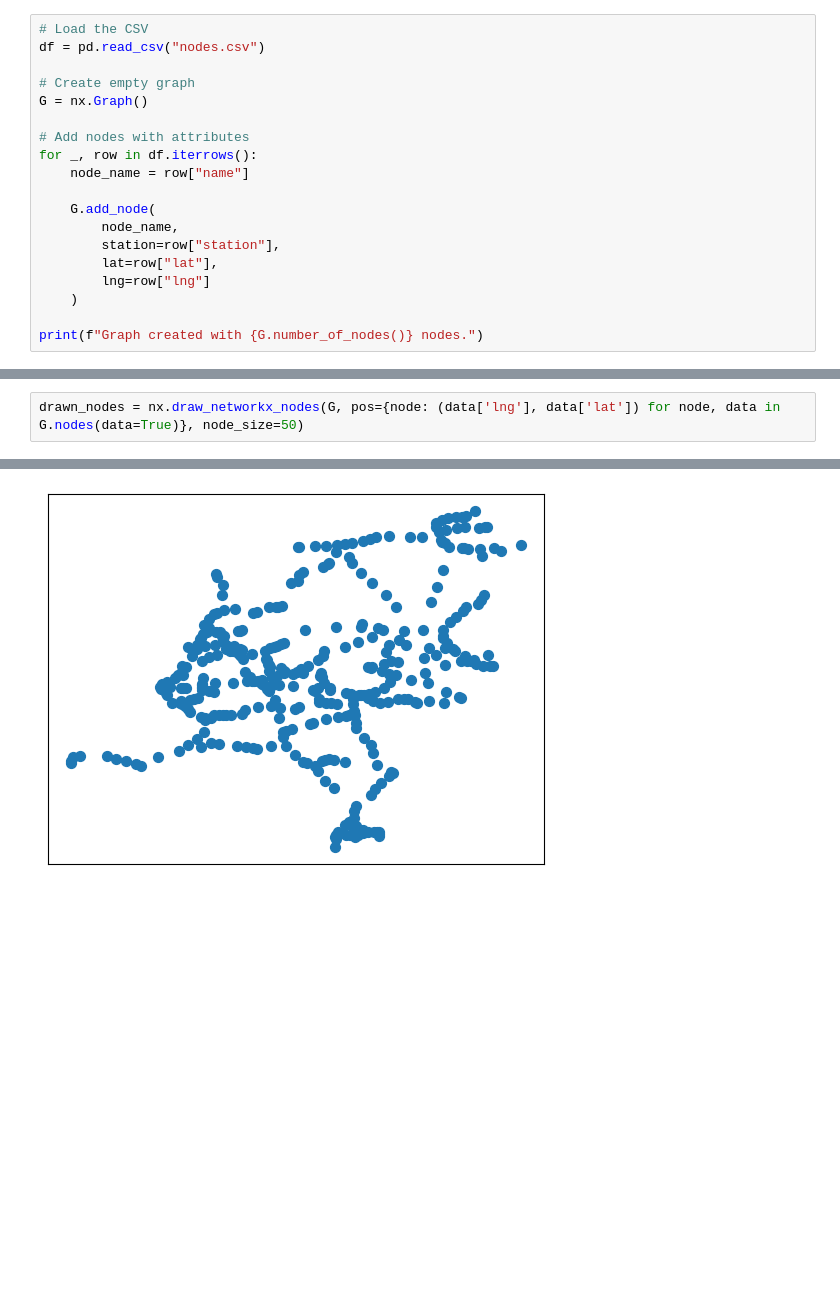
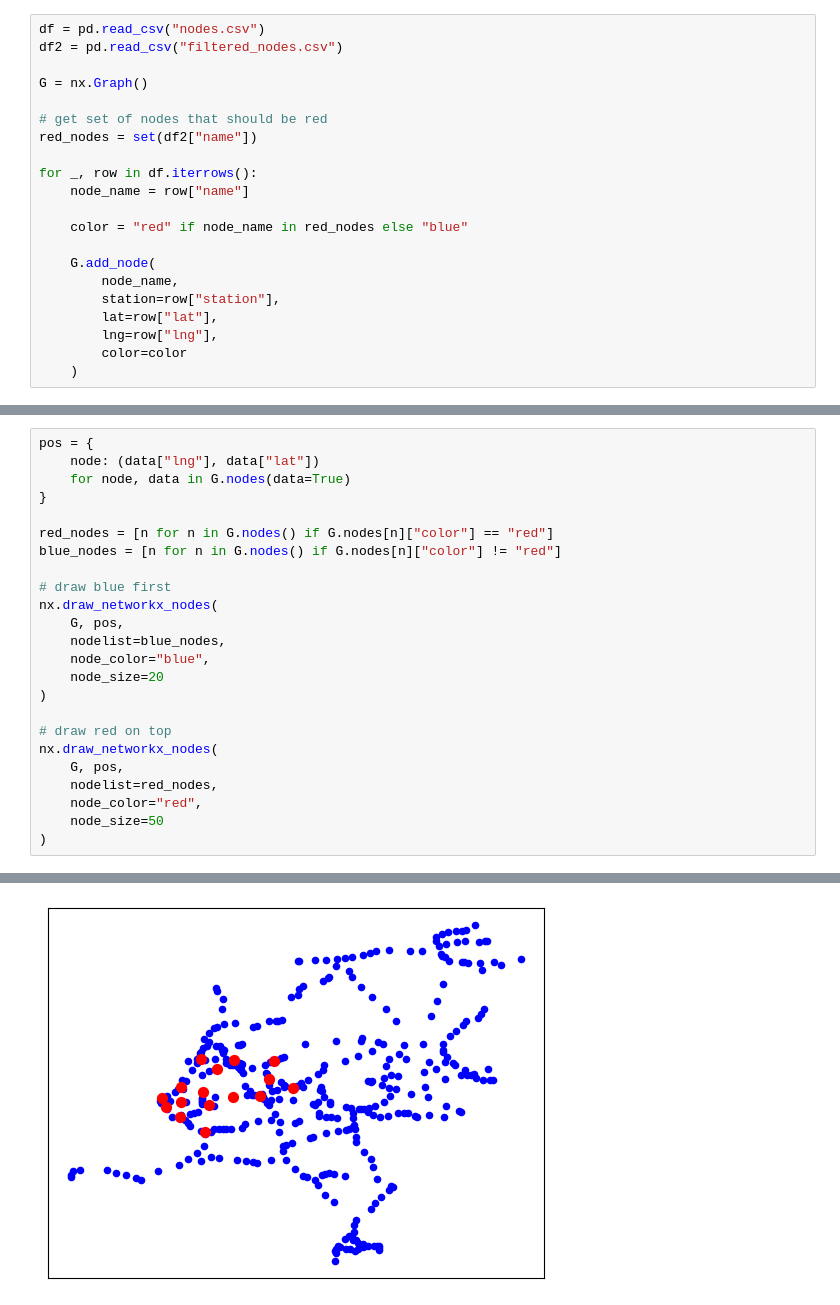
Before and after one commit to EVO5055/SEN124A-Project, a Jupyter notebook: Network.ipynb, the cells around one changed output, grey strips where cells are left out. Cells and saved outputs as stored; diff of their text form; blank space fills up the shorter version.

Commit message:
train network almost done

```diff
--- a/Network.ipynb
+++ b/Network.ipynb
@@ -4,19 +5,21 @@ import pandas as pd
 # %%
-# Load the CSV
 df = pd.read_csv("nodes.csv")
+df2 = pd.read_csv("filtered_nodes.csv")
 
-# Create empty graph
 G = nx.Graph()
 
-# Add nodes with attributes
+# get set of nodes that should be red
+red_nodes = set(df2["name"])
+
 for _, row in df.iterrows():
     node_name = row["name"]
+
+    color = "red" if node_name in red_nodes else "blue"
 
     G.add_node(
         node_name,
         station=row["station"],
         lat=row["lat"],
-        lng=row["lng"]
+        lng=row["lng"],
+        color=color
     )
-
-print(f"Graph created with {G.number_of_nodes()} nodes.")
@@ -25,3 +26,25 @@ Graph created with 395 nodes.
 # %%
-drawn_nodes = nx.draw_networkx_nodes(G, pos={node: (data['lng'], data['lat']) for node, data in G.nodes(data=True)}, node_size=50)
+pos = {
+    node: (data["lng"], data["lat"])
+    for node, data in G.nodes(data=True)
+}
+
+red_nodes = [n for n in G.nodes() if G.nodes[n]["color"] == "red"]
+blue_nodes = [n for n in G.nodes() if G.nodes[n]["color"] != "red"]
+
+# draw blue first
+nx.draw_networkx_nodes(
+    G, pos,
+    nodelist=blue_nodes,
+    node_color="blue",
+    node_size=20
+)
+
+# draw red on top
+nx.draw_networkx_nodes(
+    G, pos,
+    nodelist=red_nodes,
+    node_color="red",
+    node_size=50
+)
 # %% [output]
@@ -28 +52 @@ drawn_nodes = nx.draw_networkx_nodes(G, pos={node: (data['lng'], data['lat']) fo
-[figure, old version]
+[figure, new version]
```
Also changed, not shown: parts of 10 cells of this notebook.
